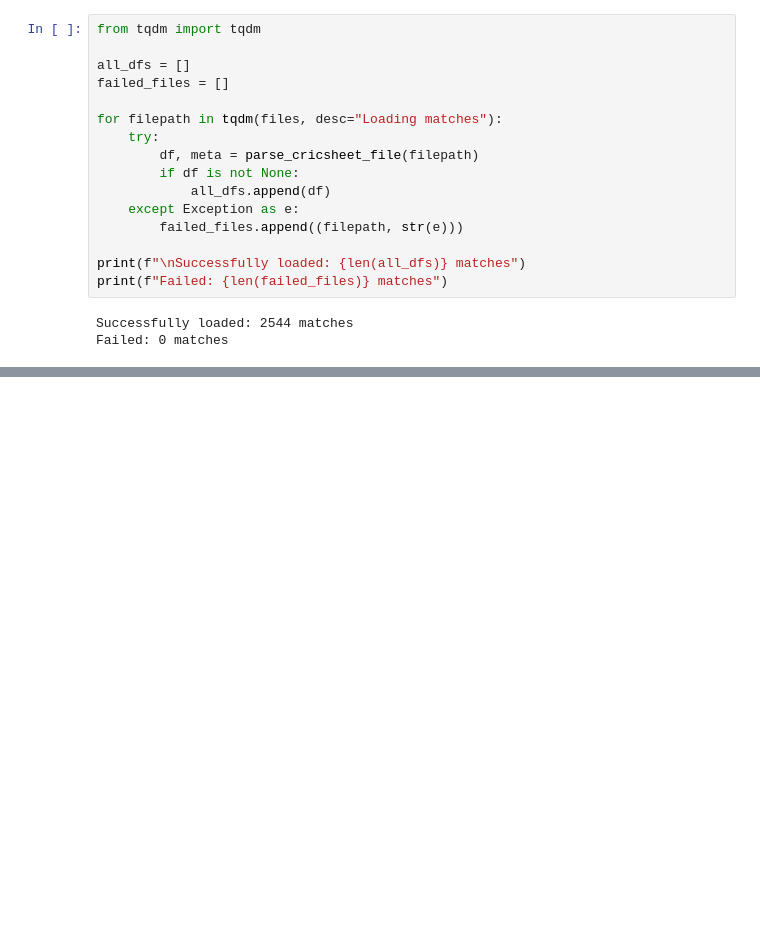
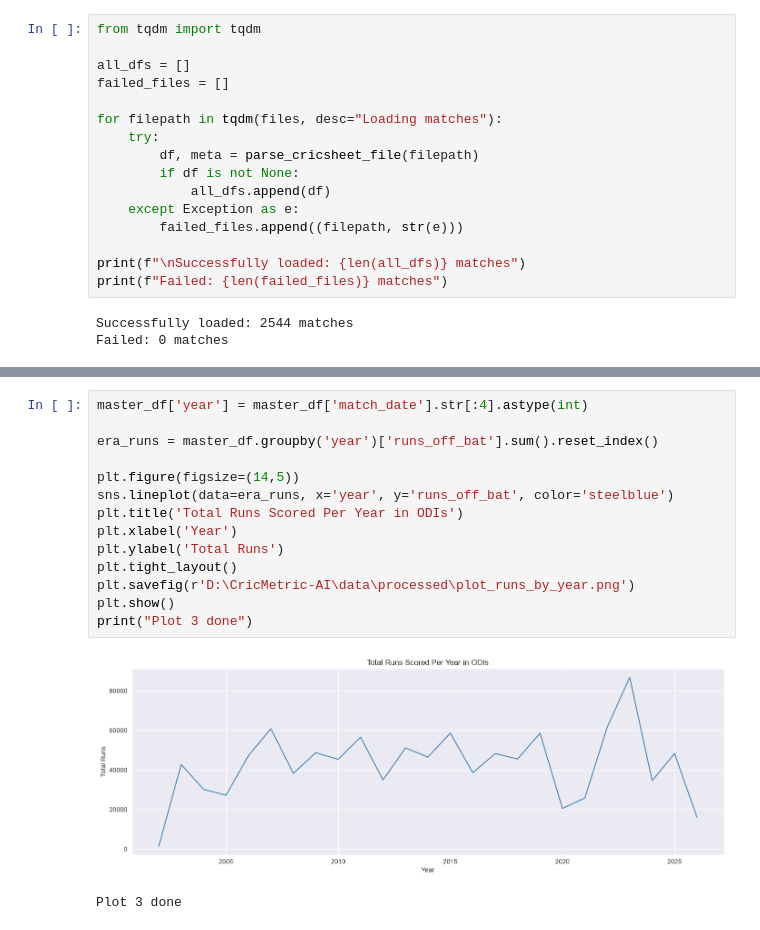
Before and after one commit to Durgeshkadiyapu/CricMetric-AI, a Jupyter notebook: notebooks/01_data_loading.ipynb, the cells around one changed output, grey strips where cells are left out. Drawn from its saved outputs; the diff is of its cells as text; blank space fills up the shorter version.

```diff
--- a/notebooks/01_data_loading.ipynb
+++ b/notebooks/01_data_loading.ipynb
@@ -601,0 +698,17 @@ Failed: 0 matches
+# %%
+master_df['year'] = master_df['match_date'].str[:4].astype(int)
+
+era_runs = master_df.groupby('year')['runs_off_bat'].sum().reset_index()
+
+plt.figure(figsize=(14,5))
+sns.lineplot(data=era_runs, x='year', y='runs_off_bat', color='steelblue')
+plt.title('Total Runs Scored Per Year in ODIs')
+plt.xlabel('Year')
+plt.ylabel('Total Runs')
+plt.tight_layout()
+plt.savefig(r'D:\CricMetric-AI\data\processed\plot_runs_by_year.png')
+plt.show()
+print("Plot 3 done")
+# %% [output]
+[figure, added]
+Plot 3 done
```
Also changed, not shown: parts of 9 cells of this notebook.
